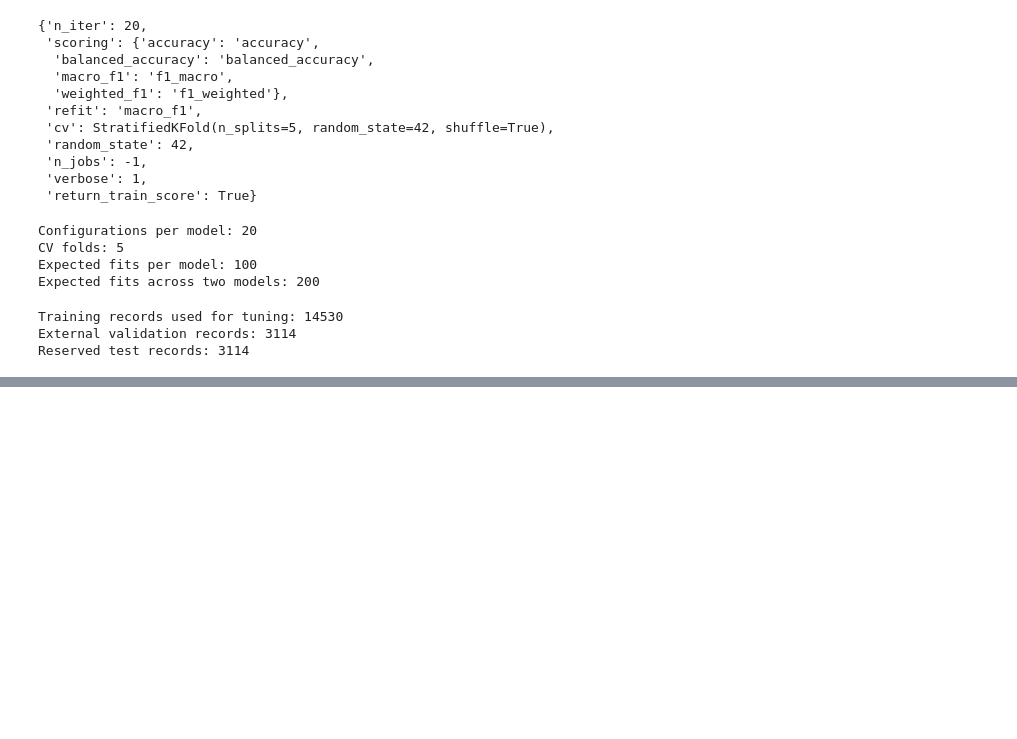
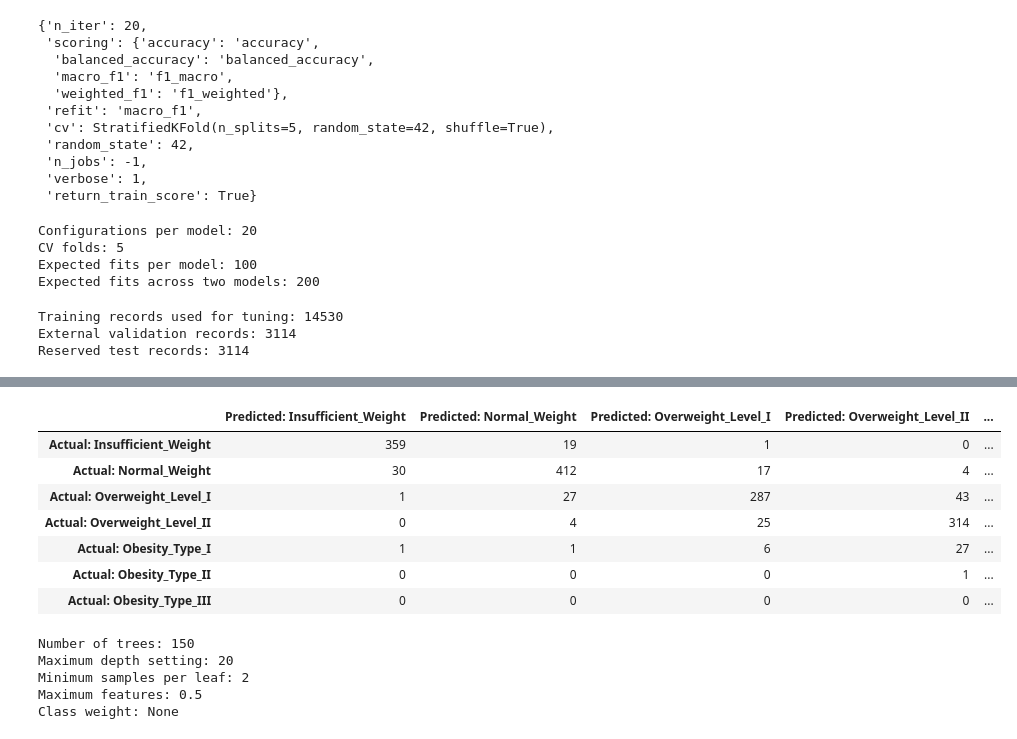
Before and after one commit to SMCodeX7/Obesity-Risk-Intelligence-System, a Jupyter notebook: notebooks/05_model_tuning.ipynb, the cells around one changed output, grey strips where cells are left out. Saved outputs shown, nothing was run; the diff lists cells and outputs as text; code cells hidden in the pictures; blank space fills up the shorter version.

```diff
--- a/notebooks/05_model_tuning.ipynb
+++ b/notebooks/05_model_tuning.ipynb
@@ -811,0 +1332,69 @@ assert len(X_test) == 3114
+# %%
+tuned_random_forest_confusion_values = (
+    confusion_matrix(
+        y_validation,
+        tuned_random_forest_validation_predictions,
+        labels=CLASS_ORDER,
+    )
+)
+
+tuned_random_forest_confusion_df = (
+    pd.DataFrame(
+        tuned_random_forest_confusion_values,
+        index=[
+            f"Actual: {class_name}"
+            for class_name in CLASS_ORDER
+        ],
+        columns=[
+            f"Predicted: {class_name}"
+            for class_name in CLASS_ORDER
+        ],
+    )
+)
+
+tuned_random_forest_confusion_df
+# %% [output]
+|  | Predicted: Insufficient_Weight | Predicted: Normal_Weight | Predicted: Overweight_Level_I | Predicted: Overweight_Level_II | ... |
+| Actual: Insufficient_Weight | 359 | 19 | 1 | 0 | ... |
+| Actual: Normal_Weight | 30 | 412 | 17 | 4 | ... |
+| Actual: Overweight_Level_I | 1 | 27 | 287 | 43 | ... |
+| Actual: Overweight_Level_II | 0 | 4 | 25 | 314 | ... |
+| Actual: Obesity_Type_I | 1 | 1 | 6 | 27 | ... |
+| Actual: Obesity_Type_II | 0 | 0 | 0 | 1 | ... |
+| Actual: Obesity_Type_III | 0 | 0 | 0 | 0 | ... |
+# %%
+fitted_tuned_random_forest = (
+    tuned_random_forest_pipeline
+    .named_steps["classifier"]
+)
+
+print(
+    "Number of trees:",
+    fitted_tuned_random_forest.n_estimators,
+)
+
+print(
+    "Maximum depth setting:",
+    fitted_tuned_random_forest.max_depth,
+)
+
+print(
+    "Minimum samples per leaf:",
+    fitted_tuned_random_forest.min_samples_leaf,
+)
+
+print(
+    "Maximum features:",
+    fitted_tuned_random_forest.max_features,
+)
+
+print(
+    "Class weight:",
+    fitted_tuned_random_forest.class_weight,
+)
+# %% [output]
+Number of trees: 150
+Maximum depth setting: 20
+Minimum samples per leaf: 2
+Maximum features: 0.5
+Class weight: None
```
Also changed, not shown: parts of 20 cells of this notebook, 1 other file.
